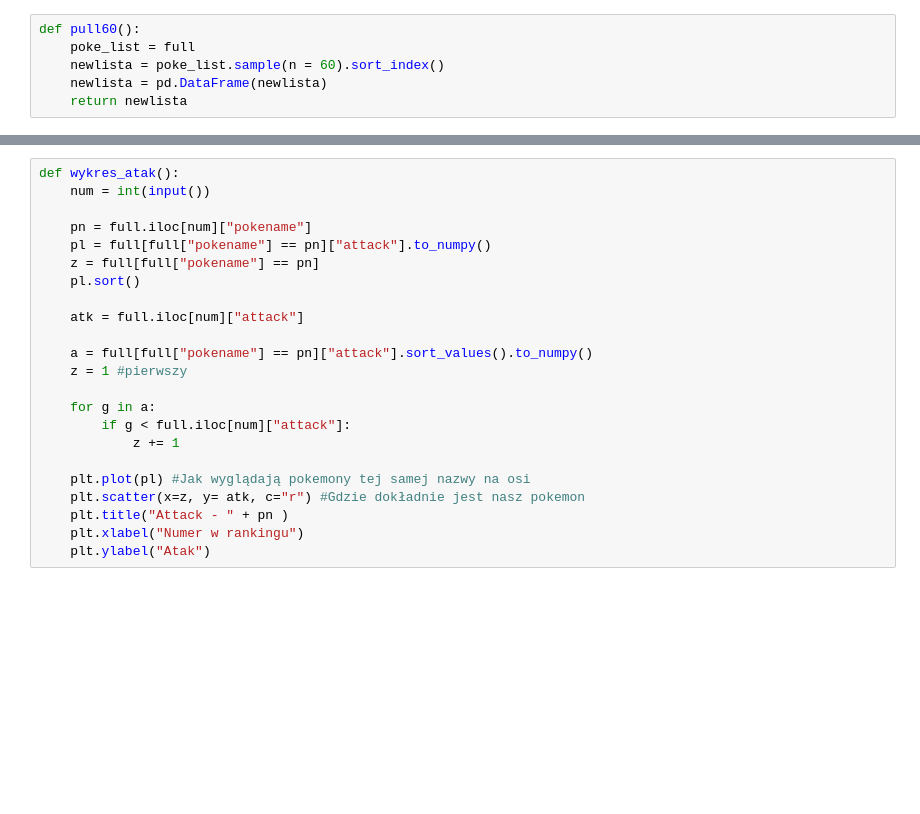
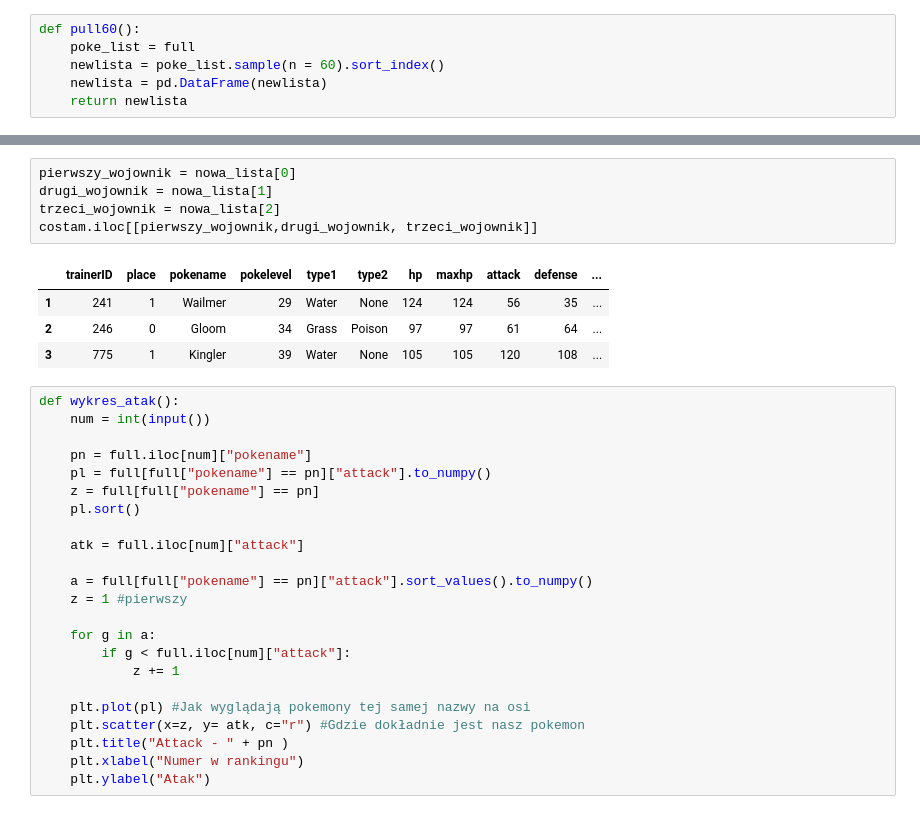
Before and after one commit to infoshareacademy/jdszr5-baraja, a Jupyter notebook: Pokemony/Pokemon_Dev.ipynb, the cells around one changed output, grey strips where cells are left out. Cells and saved outputs as stored; diff of their text form; blank space fills up the shorter version.

```diff
--- a/Pokemony/Pokemon_Dev.ipynb
+++ b/Pokemony/Pokemon_Dev.ipynb
@@ -204,3 +267,13 @@ costam.reset_index(drop=True)
+# %%
+pierwszy_wojownik = nowa_lista[0]
+drugi_wojownik = nowa_lista[1]
+trzeci_wojownik = nowa_lista[2]
+costam.iloc[[pierwszy_wojownik,drugi_wojownik, trzeci_wojownik]]
+# %% [output]
+|  | trainerID | place | pokename | pokelevel | type1 | type2 | hp | maxhp | attack | defense | ... |
+| 1 | 241 | 1 | Wailmer | 29 | Water | None | 124 | 124 | 56 | 35 | ... |
+| 2 | 246 | 0 | Gloom | 34 | Grass | Poison | 97 | 97 | 61 | 64 | ... |
+| 3 | 775 | 1 | Kingler | 39 | Water | None | 105 | 105 | 120 | 108 | ... |
 # %%
 def wykres_atak():
     num = int(input())
```
Also changed, not shown: parts of 11 cells of this notebook.
